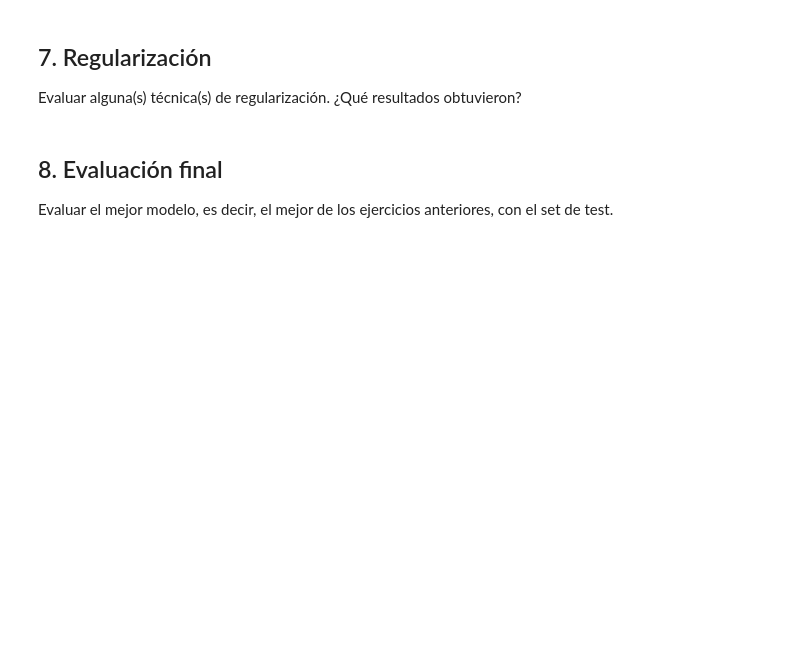
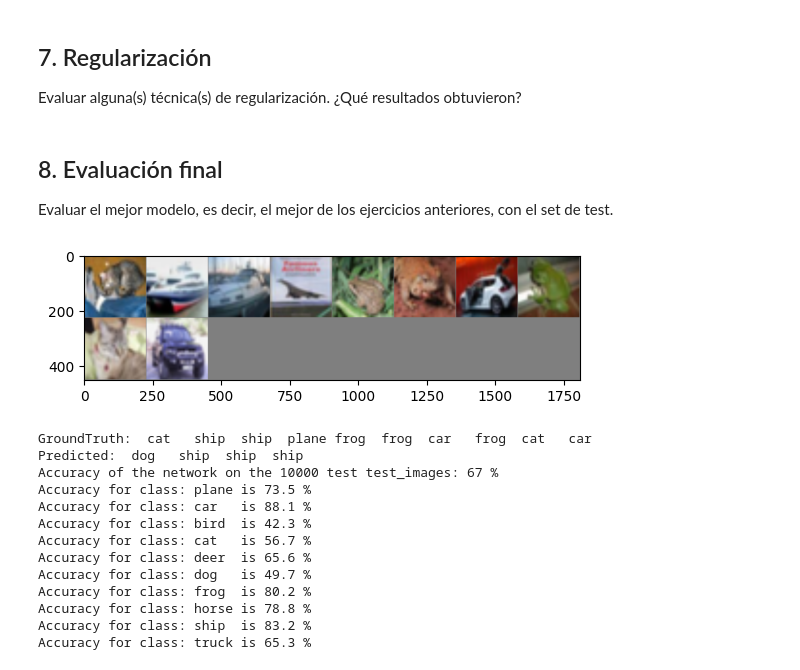
Before and after one commit to IgnacioPardo/TP3_TDVI, a Jupyter notebook: TP3.ipynb, the cells around one changed output. Cells and saved outputs as stored; diff of their text form; code cells hidden in the pictures; blank space fills up the shorter version.

```diff
--- a/TP3.ipynb
+++ b/TP3.ipynb
@@ -50,7 +50,7 @@ torch.manual_seed(181988)
 if torch.cuda.is_available():
     torch.cuda.manual_seed(181988)
 # %%
-batch_size = 32
+batch_size = 10
 
 # Guardamos en la variable transform un tensor de 3 dimensiones (RGB) normalizado
 transform = transforms.Compose(
@@ -500,3 +523,74 @@ Evaluar alguna(s) técnica(s) de regularización. ¿Qué resultados obtuvieron?
 # %% [markdown]
 ## 8. Evaluación final
 Evaluar el mejor modelo, es decir, el mejor de los ejercicios anteriores, con el set de test.
+# %%
+#net = Net()
+#net.load_state_dict(torch.load(PATH))
+
+dataiter = iter(test_loader)
+data = next(dataiter)
+test_images, test_labels = data
+
+# print test_images
+imshow(torchvision.utils.make_grid(test_images))
+print("GroundTruth: ", " ".join(f"{classes[test_labels[j]]:5s}" for j in range(batch_size)))
+
+test_images, test_labels = data[0].to(device), data[1].to(device)
+outputs = net(test_images)
+_, predicted = torch.max(outputs, 1)
+
+print('Predicted: ', ' '.join(f'{classes[predicted[j]]:5s}'
+                              for j in range(4)))
+
+correct = 0
+total = 0
+
+# since we're not training, we don't need to calculate the gradients for our outputs
+with torch.no_grad():
+    for data in test_loader:
+        test_images, test_labels = data[0].to(device), data[1].to(device)
+        # calculate outputs by running test_images through the network
+        outputs = net(test_images)
+        # the class with the highest energy is what we choose as prediction
+        _, predicted = torch.max(outputs.data, 1)
+        total += test_labels.size(0)
+        correct += (predicted == test_labels).sum().item()
+
+print(f"Accuracy of the network on the 10000 test test_images: {100 * correct // total} %")
+
+# prepare to count predictions for each class
+correct_pred = {classname: 0 for classname in classes}
+total_pred = {classname: 0 for classname in classes}
+
+# again no gradients needed
+with torch.no_grad():
+    for data in test_loader:
+        test_images, test_labels = data[0].to(device), data[1].to(device)
+        outputs = net(test_images)
+        _, predictions = torch.max(outputs, 1)
+        # collect the correct predictions for each class
+        for label, prediction in zip(test_labels, predictions):
+            if label == prediction:
+                correct_pred[classes[label]] += 1
+            total_pred[classes[label]] += 1
+
+
+# print accuracy for each class
+for classname, correct_count in correct_pred.items():
+    accuracy = 100 * float(correct_count) / total_pred[classname]
+    print(f"Accuracy for class: {classname:5s} is {accuracy:.1f} %")
+# %% [output]
+[figure, added]
+GroundTruth:  cat   ship  ship  plane frog  frog  car   frog  cat   car
+Predicted:  dog   ship  ship  ship
+Accuracy of the network on the 10000 test test_images: 67 %
+Accuracy for class: plane is 73.5 %
+Accuracy for class: car   is 88.1 %
+Accuracy for class: bird  is 42.3 %
+Accuracy for class: cat   is 56.7 %
+Accuracy for class: deer  is 65.6 %
+Accuracy for class: dog   is 49.7 %
+Accuracy for class: frog  is 80.2 %
+Accuracy for class: horse is 78.8 %
+Accuracy for class: ship  is 83.2 %
+Accuracy for class: truck is 65.3 %
```
Also changed, not shown: parts of 7 cells of this notebook, 1 other file.
